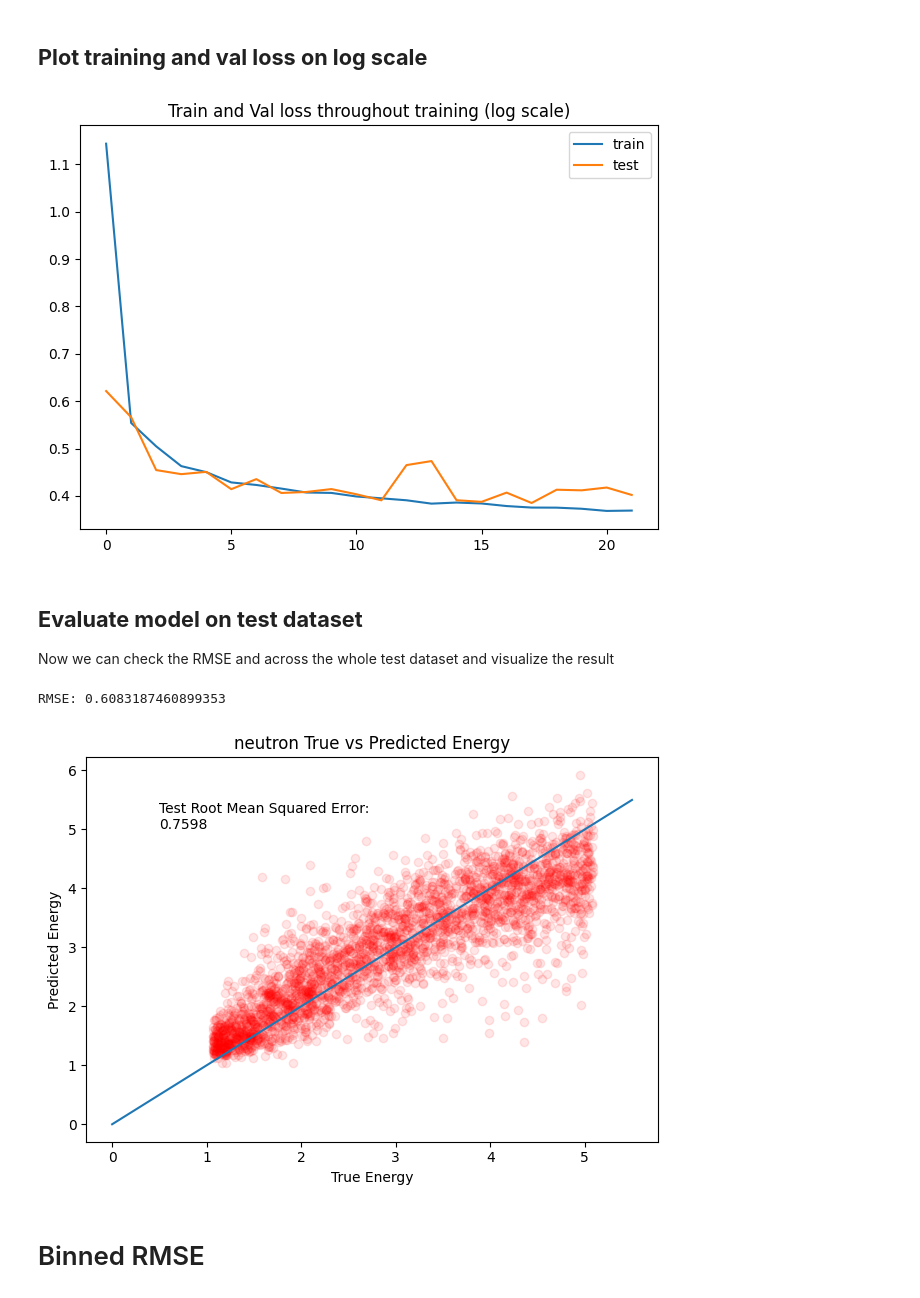
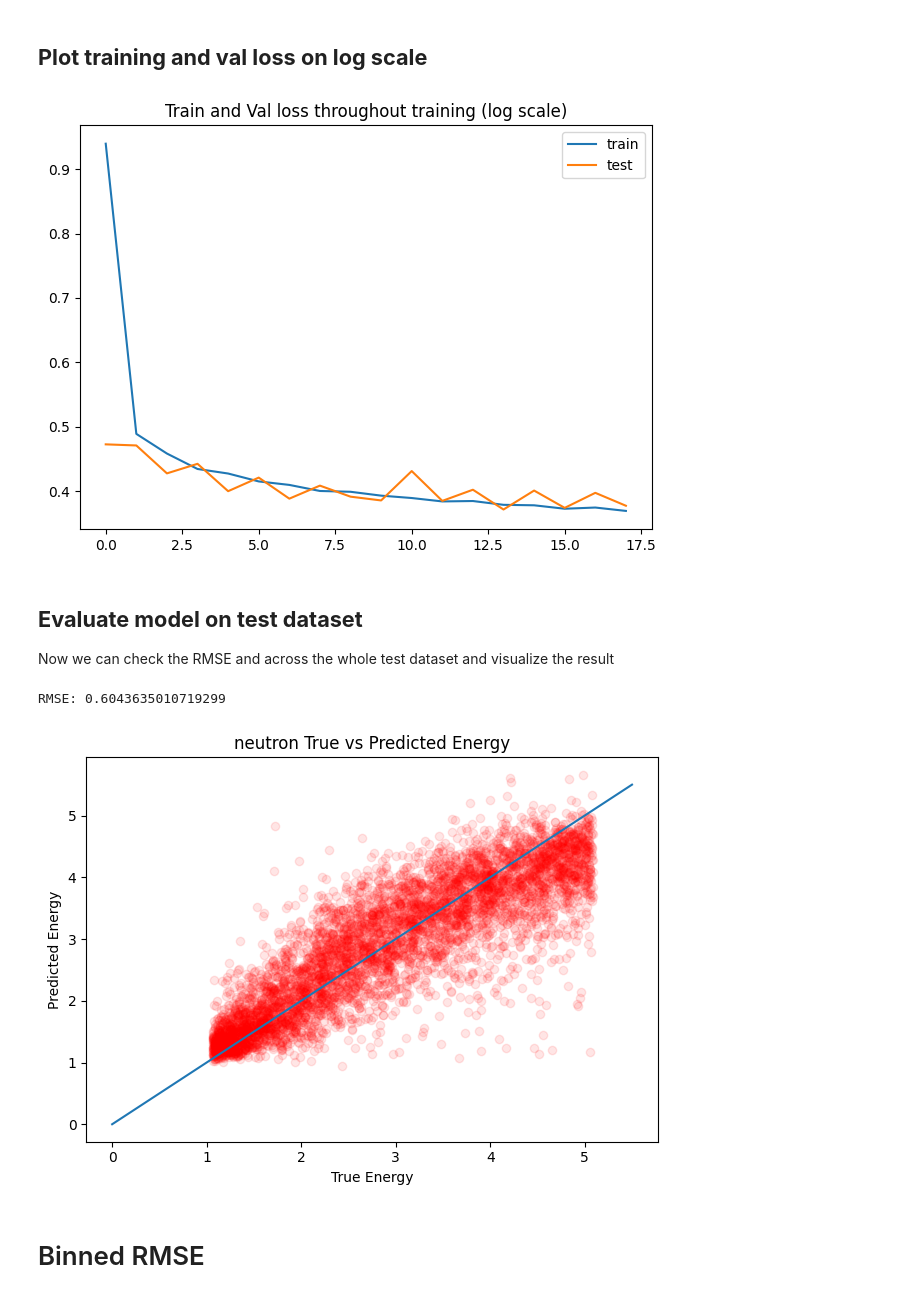
Before and after one commit to RowanKell/work_eic, a Jupyter notebook: macros/Timing_estimation/GNN_Energy.ipynb, the cells around one changed output. Cells and saved outputs as stored; diff of their text form; code cells hidden in the pictures.

```diff
--- a/macros/Timing_estimation/GNN_Energy.ipynb
+++ b/macros/Timing_estimation/GNN_Energy.ipynb
@@ -31,0 +37,12 @@ The data is stored as pandas dataframes where each row is a hit in the detector
+# %%
+data_path = "/hpc/group/vossenlab/rck32/eic/work_eic/macros/Timing_estimation/data/df/"
+# data_prefix = "baseline_CFD_pixel_threshold_3_November_07_kaon0L_0_5GeV_to_5GeV500events_run_1_"
+if(particle == "pi+"):
+    data_prefix = 'baseline_CFD_pixel_threshold_3_November_12_pi+_0_5GeV_to_5GeV500events_run_1_' #pions / K_L
+elif (particle == "neutron"):
+    data_prefix = f'baseline_CFD_pixel_threshold_3_December_19_{particle}_0_5GeV_to_5GeV500events_run_1_' #pions / K_L
+#     data_prefix = f'baseline_CFD_pixel_threshold_3_November_13_{particle}_0_5GeV_to_5GeV500events_run_1_' #pions / K_L
+elif(particle == "kaon0L"):
+    data_prefix = f"baseline_CFD_pixel_threshold_3_November_07_{particle}_0_5GeV_to_5GeV500events_run_1_"
+elif(particle == "proton"):
+    data_prefix = f"baseline_CFD_pixel_threshold_3_December_07_{particle}_0_5GeV_to_5GeV500events_run_1_"
@@ -32,11 +51,14 @@ The data is stored as pandas dataframes where each row is a hit in the detector
 # %%
-particle = "neutron"
 
-num_dfs = 400
+
+num_dfs = 80
 dfs = []
+# dfs_n = []
 for i in range(0,0 + num_dfs):
     try:
-        new_df = pd.read_csv(f"/hpc/group/vossenlab/rck32/eic/work_eic/macros/Timing_estimation/data/df/neutron_0_5GeV_to_5GeV50events_run_3_{i}.csv")
+        new_df = pd.read_csv(data_path + data_prefix + f"{i}.csv")
+#         new_df_n = pd.read_csv(data_path + data_prefix_n + f"{i}.csv")
+#         new_df = pd.read_csv(f"/hpc/group/vossenlab/rck32/eic/work_eic/macros/Timing_estimation/data/df/neutron_0_5GeV_to_5GeV50events_run_3_{i}.csv")
 #         new_df = pd.read_csv(f"/hpc/group/vossenlab/rck32/eic/work_eic/macros/Timing_estimation/data/df/kaon0L_0_5GeV_to_5GeV50events_run_2_{i}.csv")
     except FileNotFoundError as e:
         # Skip files that failed for some reason...
@@ -44,9 +66,13 @@ for i in range(0,0 + num_dfs):
         print(f"skipping file #{i}...")
         continue
     new_df["file_idx"] = i
+#     new_df_n["file_idx"] = i
     dfs.append(new_df)
+#     dfs_n.append(new_df_n)
 if(len(dfs) > 1):
     data = pd.concat(dfs)
+#     data_n = pd.concat(dfs_n)
 else:
     data = dfs[0]
+#     data_n = dfs_n[0]
 # %% [output]
@@ -77,6 +106,7 @@ class HitDataset(DGLDataset):
         self.mass_dict = {
             130 : 0.497611,
             2112  : 0.939565,
+            2212  : 0.938272,
             211 : 0.139570
                          }
         super().__init__(name = "KLM_reco")
@@ -153,7 +183,7 @@ class HitDataset(DGLDataset):
             if(self.filter_events):
                 ModifiedTrueID_unique = np.array(curr_event['ModifiedTrueID'].unique())
                 valid_ModifiedTrueID_unique = ModifiedTrueID_unique[ModifiedTrueID_unique != -1]
-                print("event #{}, trueID: {}".format(event_idx, curr_event['trueID']))
+#                 print("event #{}, trueID: {}".format(event_idx, curr_event['trueID']))
                 #skip events with multiple valid trueIDs
                 if(len(valid_ModifiedTrueID_unique) > 1):
                     print("Too many valid ModifiedTrueID, skipping...")
@@ -612,7 +719,7 @@ plot.plot(val_losses, label = "test")
 plot.legend()
 plot.tight_layout()
 # %% [output]
-[figure, old version]
+[figure, new version]
 # %% [markdown]
 ## **Evaluate model on test dataset**
 
@@ -620,19 +727,19 @@ Now we can check the RMSE and across the whole test dataset and visualize the re
 # %%
 test_truths, test_preds, test_rmse = test_GNN(trained_model, test_dataloader)
 
 plot.plot([0,5.5],[0,5.5])
 plot.title(f"{particle} True vs Predicted Energy")
 plot.scatter(test_truths,test_preds,alpha = 0.1,color = "r")
 plot.xlabel("True Energy")
 plot.ylabel("Predicted Energy")
-plot.text(0.5,5,f"Test Root Mean Squared Error:\n{test_mse:0.4f}")
+# plot.text(0.5,5,f"Test Root Mean Squared Error:\n{test_mse:0.4f}")
 plot.tight_layout()
 # plot.ylim(1,2)
 # plot.xlim(1,2)
 # plot.savefig("plots/GNN/March_17_predsvtruth.jpeg")
 # %% [output]
-RMSE: 0.6083187460899353
+RMSE: 0.6043635010719299
-[figure, old version]
+[figure, new version]
 # %% [markdown]
 # Binned RMSE
 # %%
```
Also changed, not shown: parts of 33 cells of this notebook, 7 other files.
